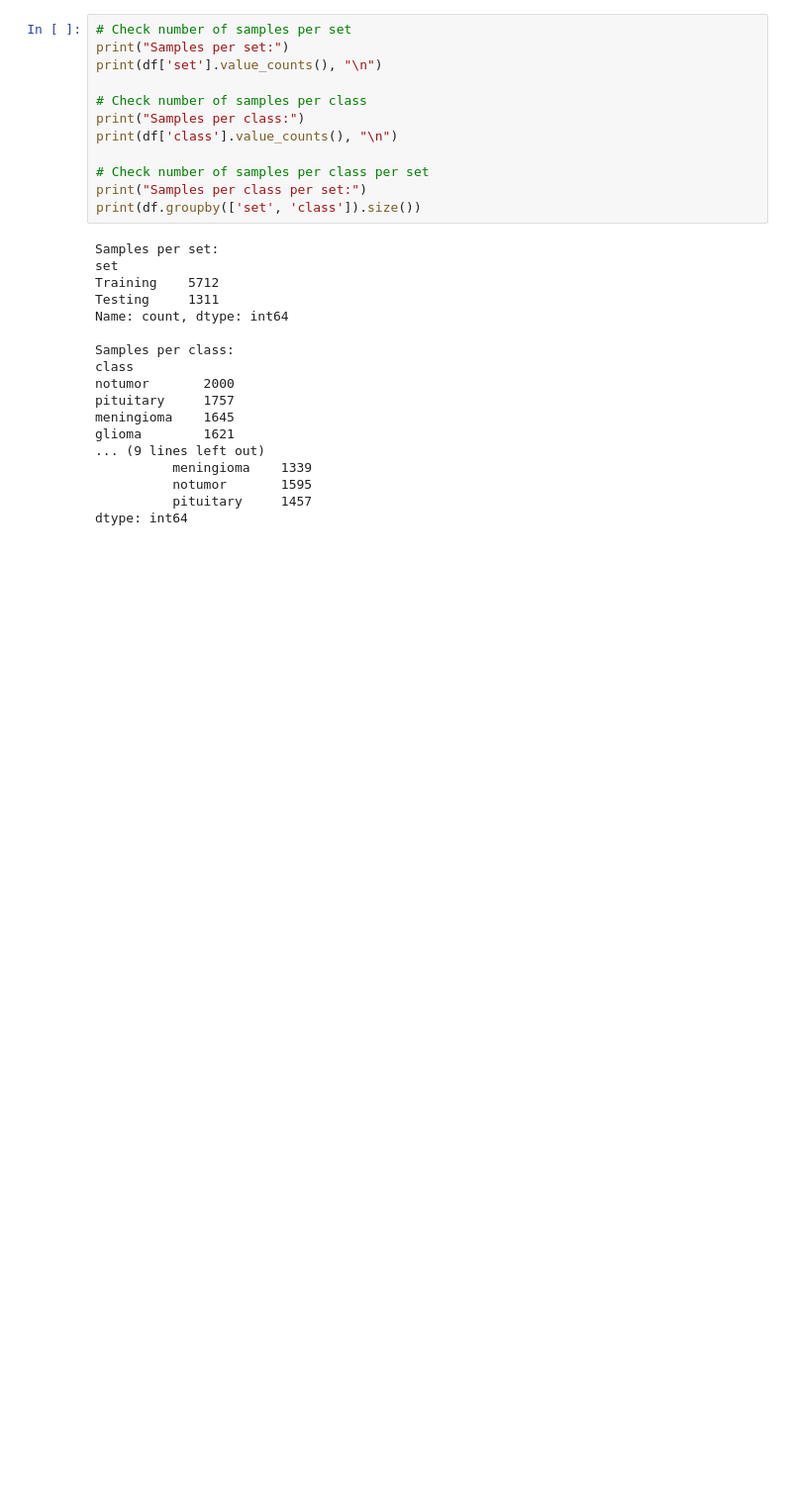
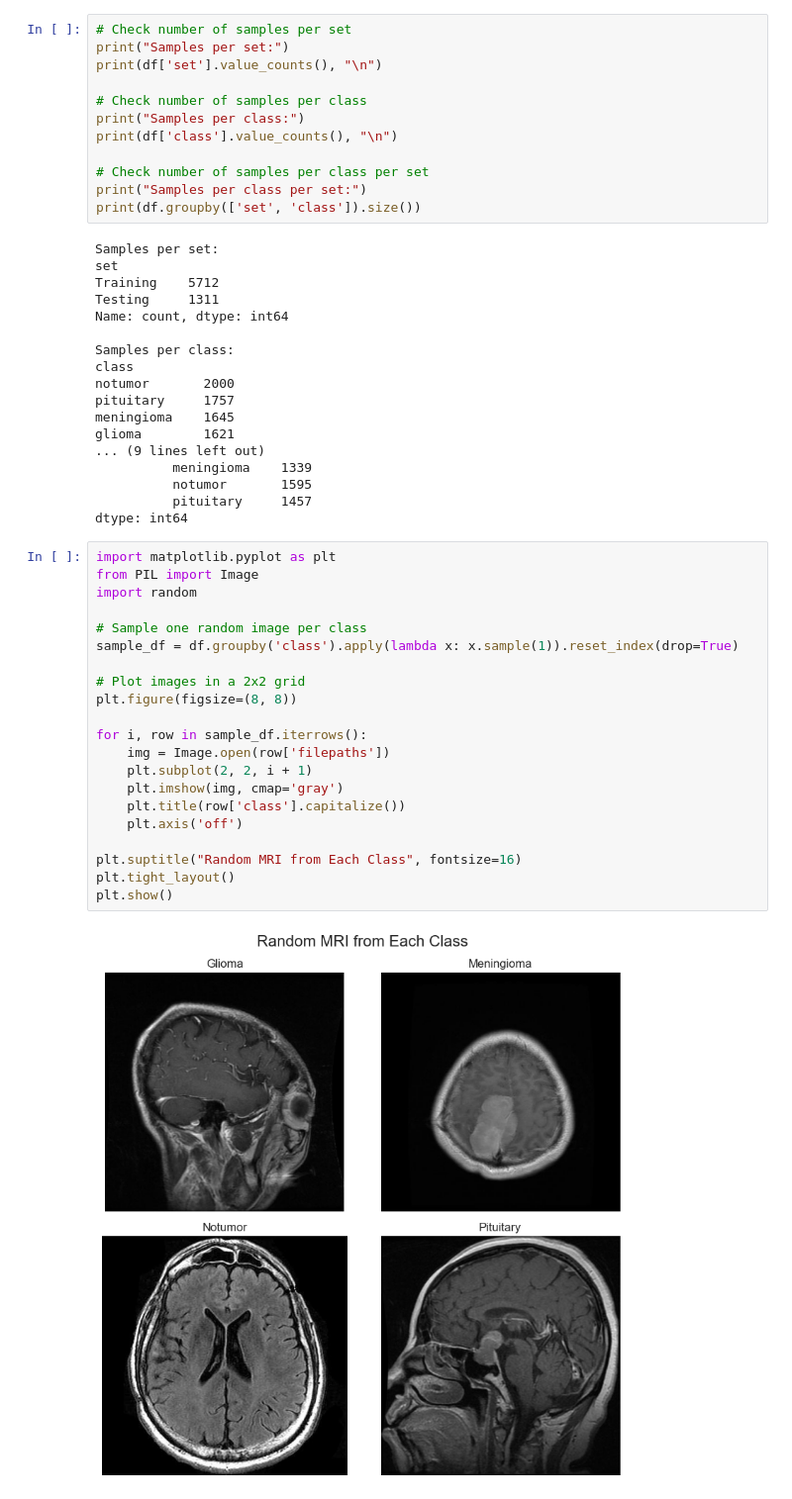
Before and after one commit to Brum99/MRI_brain_tumor_prediction, a Jupyter notebook: MRI_brain_tumor_prediction.ipynb, the cells around one changed output. Shown at 99% size. Cells and saved outputs as stored; diff of their text form; blank space fills up the shorter version.

Commit message:
One image form each class visualisation

```diff
--- a/MRI_brain_tumor_prediction.ipynb
+++ b/MRI_brain_tumor_prediction.ipynb
@@ -180,3 +180,26 @@ glioma        1621
           notumor       1595
           pituitary     1457
 dtype: int64
+# %%
+import matplotlib.pyplot as plt
+from PIL import Image
+import random
+
+# Sample one random image per class
+sample_df = df.groupby('class').apply(lambda x: x.sample(1)).reset_index(drop=True)
+
+# Plot images in a 2x2 grid
+plt.figure(figsize=(8, 8))
+
+for i, row in sample_df.iterrows():
+    img = Image.open(row['filepaths'])
+    plt.subplot(2, 2, i + 1)
+    plt.imshow(img, cmap='gray')
+    plt.title(row['class'].capitalize())
+    plt.axis('off')
+
+plt.suptitle("Random MRI from Each Class", fontsize=16)
+plt.tight_layout()
+plt.show()
+# %% [output]
+[figure, added]
```
